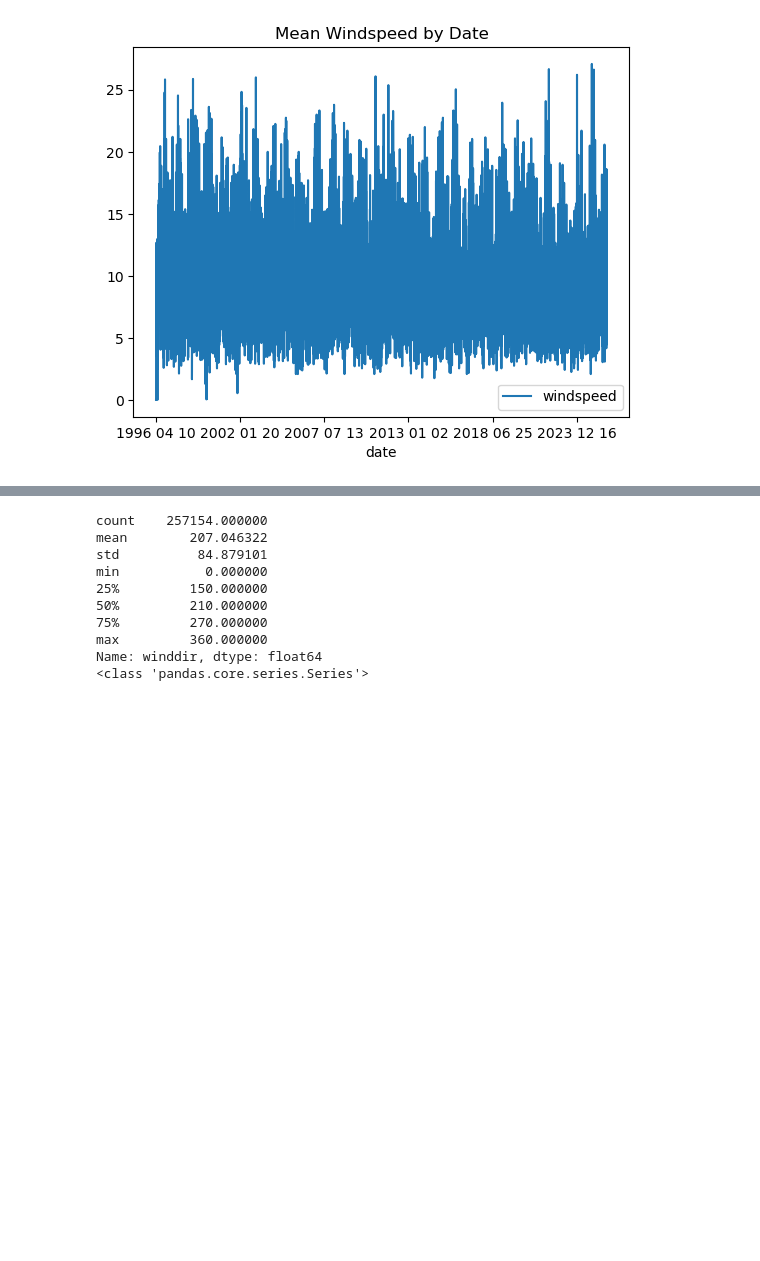
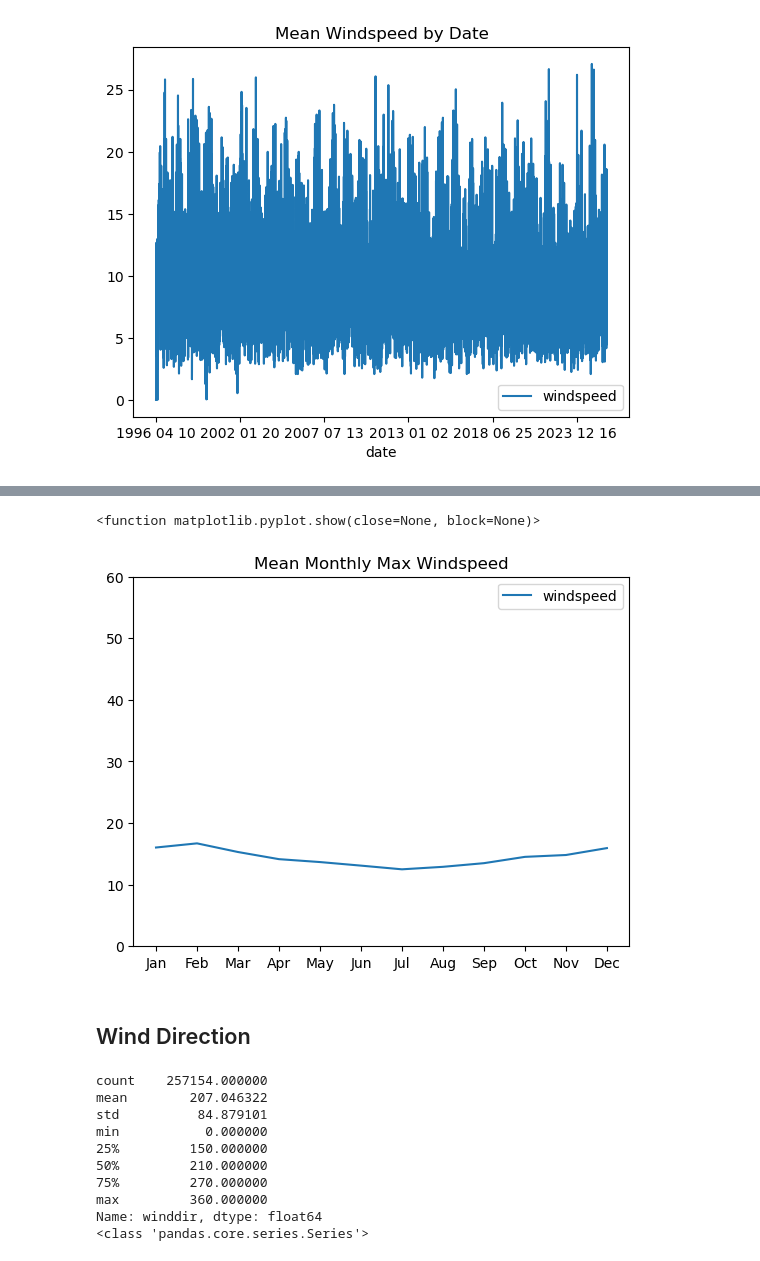
Before and after one commit to cathalred88/PFDA, a Jupyter notebook: assignments/assignment06_Weather.ipynb, the cells around one changed output, grey strips where cells are left out. Cells and saved outputs as stored; diff of their text form; code cells hidden in the pictures; blank space fills up the shorter version.

```diff
--- a/assignments/assignment06_Weather.ipynb
+++ b/assignments/assignment06_Weather.ipynb
@@ -235,0 +263,6 @@ plt.show
+# %%
+# Monthly mean of max daily windspeed
+MonthlyMaxWind = pd.pivot_table(MaxDailyWind,'windspeed', 'date', aggfunc='mean')
+MonthlyMaxWind = MonthlyMaxWind.reset_index(drop=False)
+print(type(MonthlyMaxWind)) # shows the dataframe
+MonthlyMaxWind.head(3)
@@ -235,0 +275,6 @@ plt.show
+# %%
+# format the data into desired types
+MonthlyMaxWind['date'] = pd.to_datetime(MonthlyMaxWind['date'],format='mixed')
+MonthlyMaxWind['month'] = MonthlyMaxWind['date'].dt.strftime('%m')
+MonthlyMaxWind.drop(columns=['date'],inplace=True)
+print(MonthlyMaxWind)
@@ -235,0 +296,5 @@ plt.show
+# %%
+MonthlyMaxWind = pd.pivot_table(MonthlyMaxWind,'windspeed', 'month', aggfunc='mean')
+MonthlyMaxWind = MonthlyMaxWind.reset_index(drop=False)
+print(type(MonthlyMaxWind)) # shows the dataframe
+MonthlyMaxWind.head(12)
@@ -236,3 +316,15 @@ plt.show
+# %%
+# plot the mean windspeed per month graph
+MonthlyMaxWind.plot(kind = 'line',title = 'Mean Monthly Max Windspeed')
+months = ['Jan', 'Feb', 'Mar', 'Apr', 'May', 'Jun', 'Jul', 'Aug', 'Sep', 'Oct', 'Nov', 'Dec']
+plt.ylim(0,60)
+plt.xticks(np.arange(12), months)
+plt.show
+# %% [output]
+<function matplotlib.pyplot.show(close=None, block=None)>
+[figure, added]
+# %% [markdown]
+## Wind Direction
 # %%
 # Now we will look at wind direction data
 df['winddir'] = df['winddir'].interpolate(method='linear')
```
Also changed, not shown: parts of 7 cells of this notebook.
